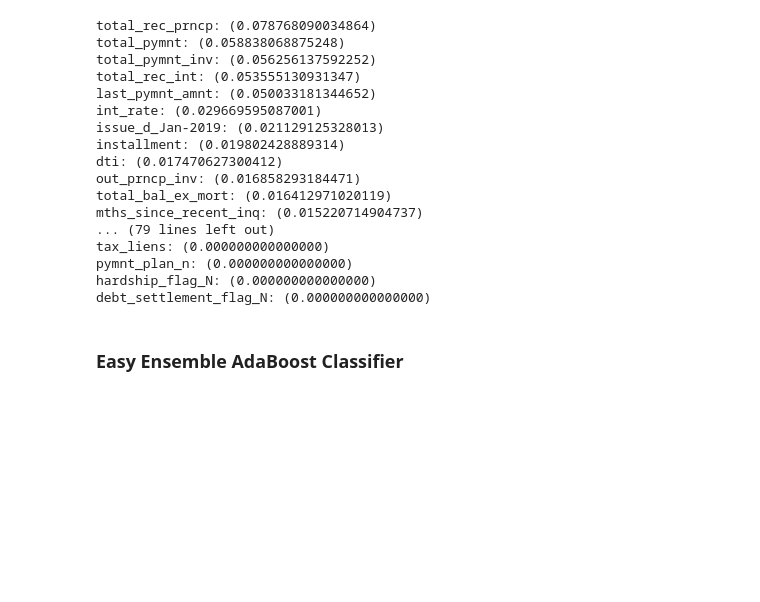
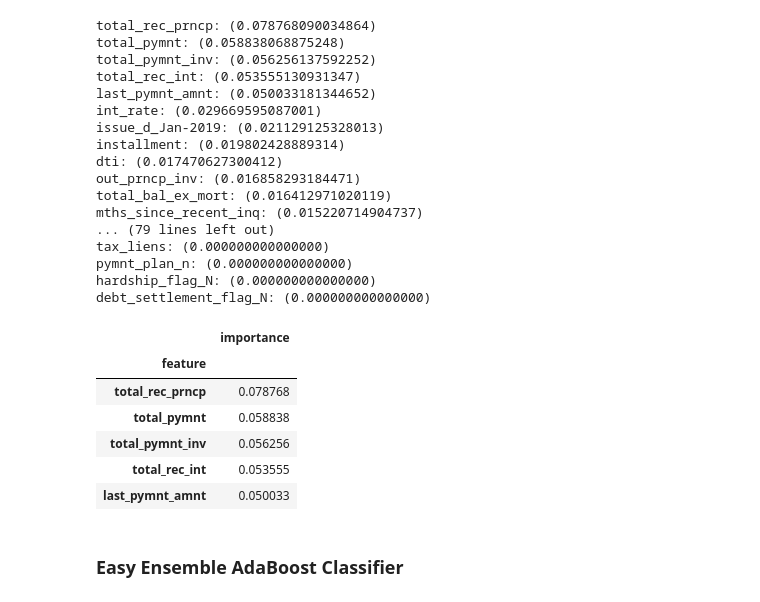
Before and after one commit to lnshewmo/Credit_Risk_Analysis, a Jupyter notebook: credit_risk_ensemble.ipynb, the cells around one changed output. Saved outputs shown, nothing was run; the diff lists cells and outputs as text; code cells hidden in the pictures; blank space fills up the shorter version.

```diff
--- a/credit_risk_ensemble.ipynb
+++ b/credit_risk_ensemble.ipynb
@@ -183,9 +183,17 @@ pymnt_plan_n: (0.000000000000000)
 hardship_flag_N: (0.000000000000000)
 debt_settlement_flag_N: (0.000000000000000)
 # %%
-#features_dict = {'feature':X.columns, 'importance': importances}
-#features_df = pd.DataFrame(features_dict)
-#print(features_df.sort_values(by=['importance'], ascending=False))
+features_dict = {'feature':X.columns, 'importance': brf.feature_importances_}
+features_df = pd.DataFrame(features_dict).sort_values(by=['importance'], ascending=False).set_index("feature")
+features_df.head()
+# %% [output]
+|  | importance |
+| feature |  |
+| total_rec_prncp | 0.078768 |
+| total_pymnt | 0.058838 |
+| total_pymnt_inv | 0.056256 |
+| total_rec_int | 0.053555 |
+| last_pymnt_amnt | 0.050033 |
 # %% [markdown]
 ### Easy Ensemble AdaBoost Classifier
 # %%
```
Also changed, not shown: parts of 2 cells of this notebook, 1 other file.
